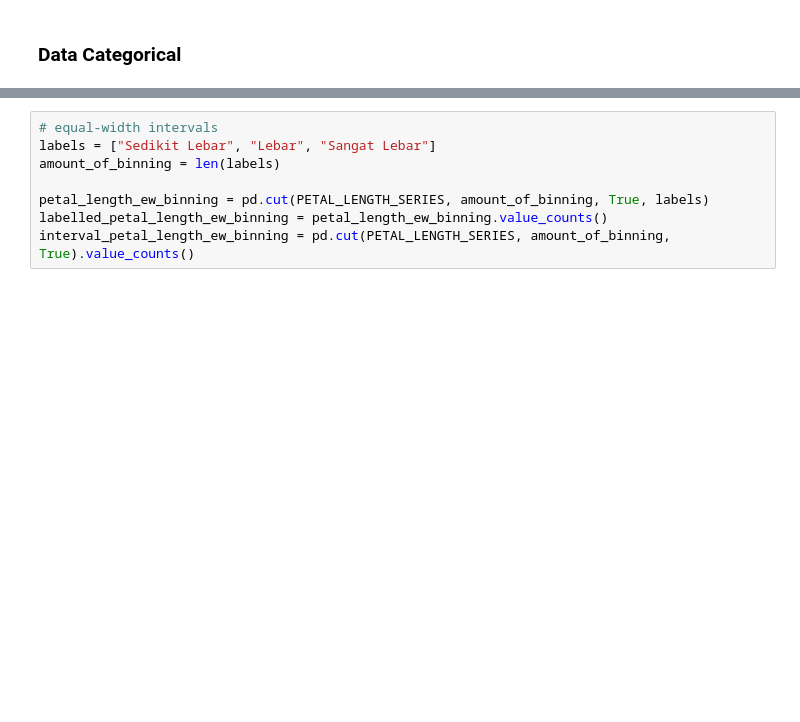
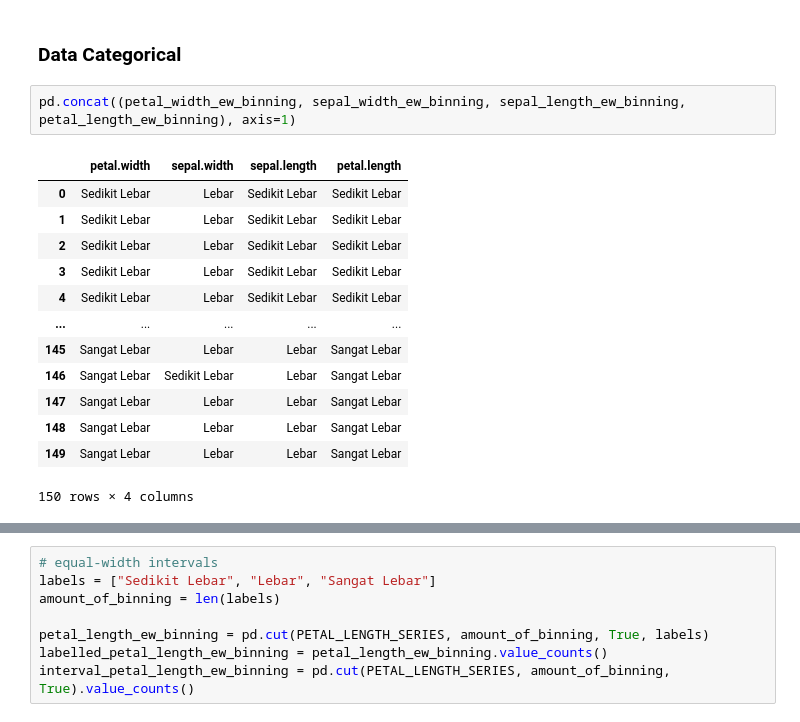
Before and after one commit to Alfito12/datamining, a Jupyter notebook: _sources/Tugas-2.ipynb, the cells around one changed output, grey strips where cells are left out. Saved outputs shown, nothing was run; the diff lists cells and outputs as text; blank space fills up the shorter version.

```diff
--- a/_sources/Tugas-2.ipynb
+++ b/_sources/Tugas-2.ipynb
@@ -239,5 +239,21 @@ Name: sepal.length, dtype: int64
 * Kategori sangat lebar
 # %% [markdown]
 ### Data Categorical
+# %%
+pd.concat((petal_width_ew_binning, sepal_width_ew_binning, sepal_length_ew_binning, petal_length_ew_binning), axis=1)
+# %% [output]
+|  | petal.width | sepal.width | sepal.length | petal.length |
+| 0 | Sedikit Lebar | Lebar | Sedikit Lebar | Sedikit Lebar |
+| 1 | Sedikit Lebar | Lebar | Sedikit Lebar | Sedikit Lebar |
+| 2 | Sedikit Lebar | Lebar | Sedikit Lebar | Sedikit Lebar |
+| 3 | Sedikit Lebar | Lebar | Sedikit Lebar | Sedikit Lebar |
+| 4 | Sedikit Lebar | Lebar | Sedikit Lebar | Sedikit Lebar |
+| ... | ... | ... | ... | ... |
+| 145 | Sangat Lebar | Lebar | Lebar | Sangat Lebar |
+| 146 | Sangat Lebar | Sedikit Lebar | Lebar | Sangat Lebar |
+| 147 | Sangat Lebar | Lebar | Lebar | Sangat Lebar |
+| 148 | Sangat Lebar | Lebar | Lebar | Sangat Lebar |
+| 149 | Sangat Lebar | Lebar | Lebar | Sangat Lebar |
+150 rows × 4 columns
 # %%
 pd.concat((PETAL_LENGTH_SERIES,petal_length_ew_binning), axis=1)
```
Also changed, not shown: parts of 1 cell of this notebook, 5 other files.
